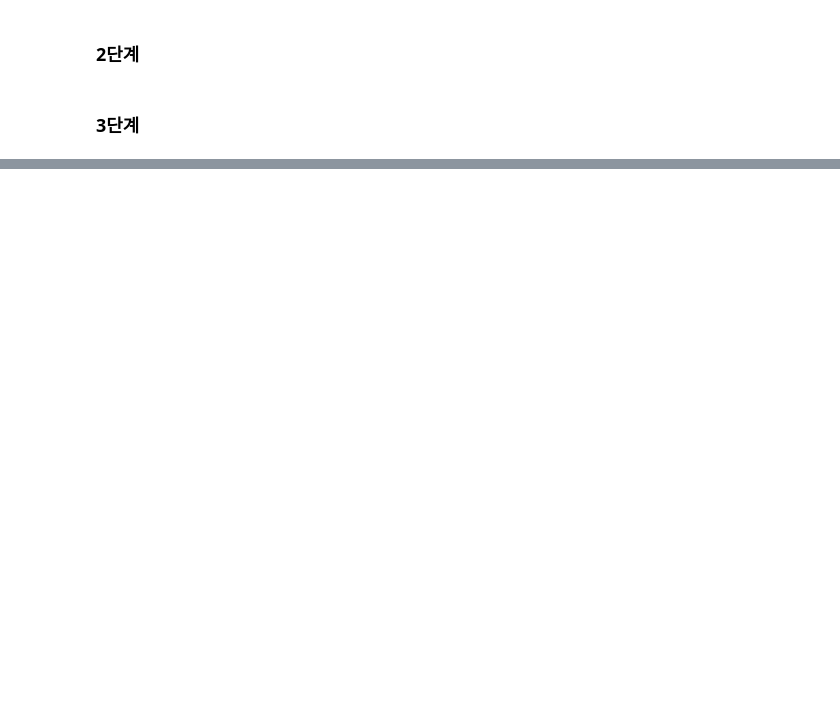
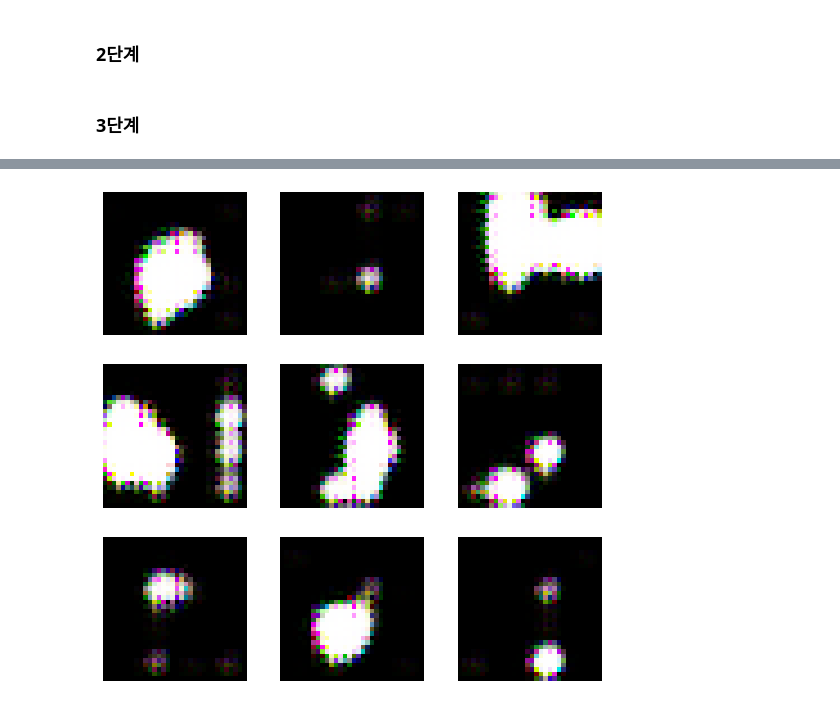
Before and after one commit to guebin/DL2022_backup, a Jupyter notebook: _notebooks/2022-09-13-(2주차) 9월13일.ipynb, the cells around one changed output, grey strips where cells are left out. Saved outputs shown, nothing was run; the diff lists cells and outputs as text; code cells hidden in the pictures; blank space fills up the shorter version.

```diff
--- a/_notebooks/2022-09-13-(2주차) 9월13일.ipynb
+++ b/_notebooks/2022-09-13-(2주차) 9월13일.ipynb
@@ -358,2 +360,2 @@ lrnr = GANLearner.wgan(dls,counterfeiter,police)
 # %%
-lrnr.fit(1)
+lrnr.fit(10)
@@ -359,0 +374,3 @@ lrnr.fit(1)
+# %%
+lrnr.show_results()
+# %% [output]
@@ -359,0 +378 @@ lrnr.fit(1)
+[figure, added]
```
Also changed, not shown: parts of 23 cells of this notebook.
